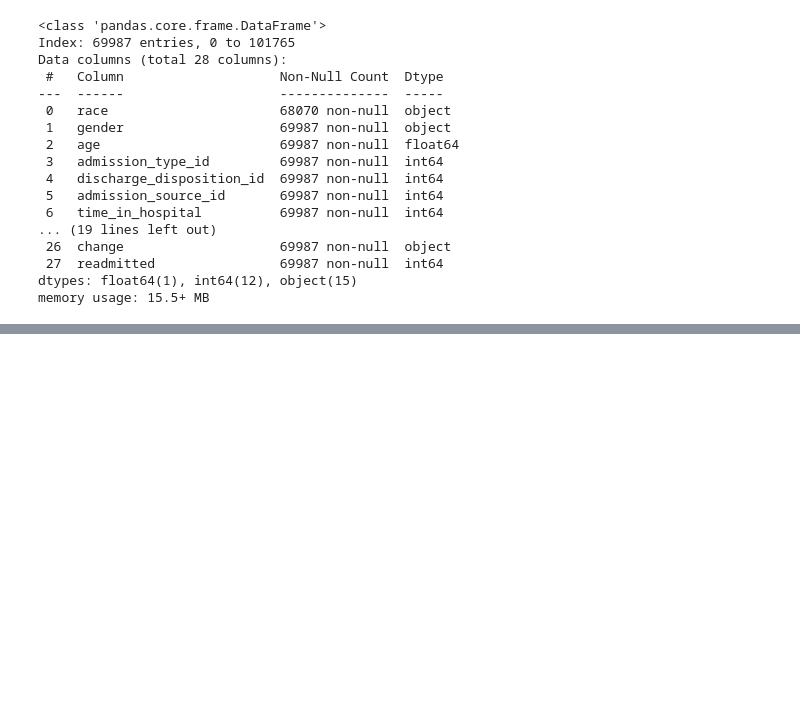
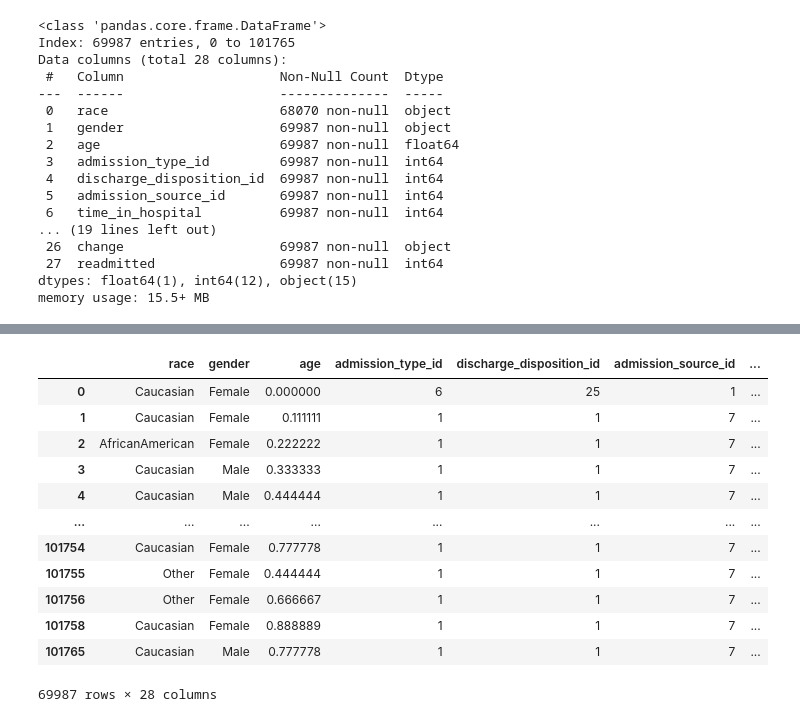
Before and after one commit to abhitoshj/diabetes-readmission, a Jupyter notebook: diabetes-readmission.ipynb, the cells around one changed output, grey strips where cells are left out. Saved outputs shown, nothing was run; the diff lists cells and outputs as text; code cells hidden in the pictures; blank space fills up the shorter version.

```diff
--- a/diabetes-readmission.ipynb
+++ b/diabetes-readmission.ipynb
@@ -527,0 +547,23 @@ memory usage: 15.5+ MB
+# %%
+# Assuming df is your DataFrame and numerical_cols is a list of numerical column names
+# Initialize the StandardScaler
+scaler = MinMaxScaler()
+
+# Fit and transform the numerical columns
+df[numerical_cols] = scaler.fit_transform(df[numerical_cols])
+
+df
+# %% [output]
+|  | race | gender | age | admission_type_id | discharge_disposition_id | admission_source_id | ... |
+| 0 | Caucasian | Female | 0.000000 | 6 | 25 | 1 | ... |
+| 1 | Caucasian | Female | 0.111111 | 1 | 1 | 7 | ... |
+| 2 | AfricanAmerican | Female | 0.222222 | 1 | 1 | 7 | ... |
+| 3 | Caucasian | Male | 0.333333 | 1 | 1 | 7 | ... |
+| 4 | Caucasian | Male | 0.444444 | 1 | 1 | 7 | ... |
+| ... | ... | ... | ... | ... | ... | ... | ... |
+| 101754 | Caucasian | Female | 0.777778 | 1 | 1 | 7 | ... |
+| 101755 | Other | Female | 0.444444 | 1 | 1 | 7 | ... |
+| 101756 | Other | Female | 0.666667 | 1 | 1 | 7 | ... |
+| 101758 | Caucasian | Female | 0.888889 | 1 | 1 | 7 | ... |
+| 101765 | Caucasian | Male | 0.777778 | 1 | 1 | 7 | ... |
+69987 rows × 28 columns
```
Also changed, not shown: parts of 8 cells of this notebook.
